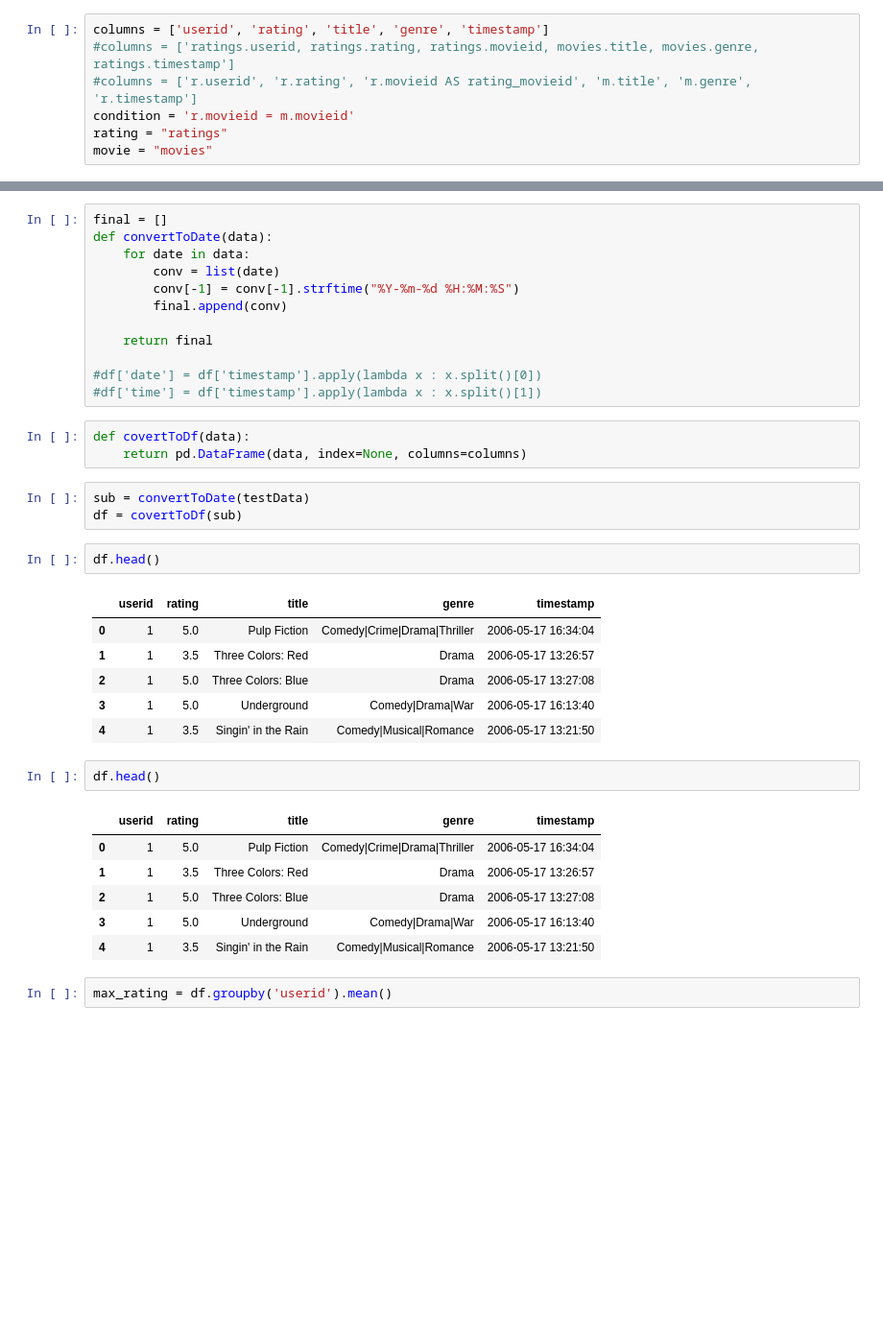
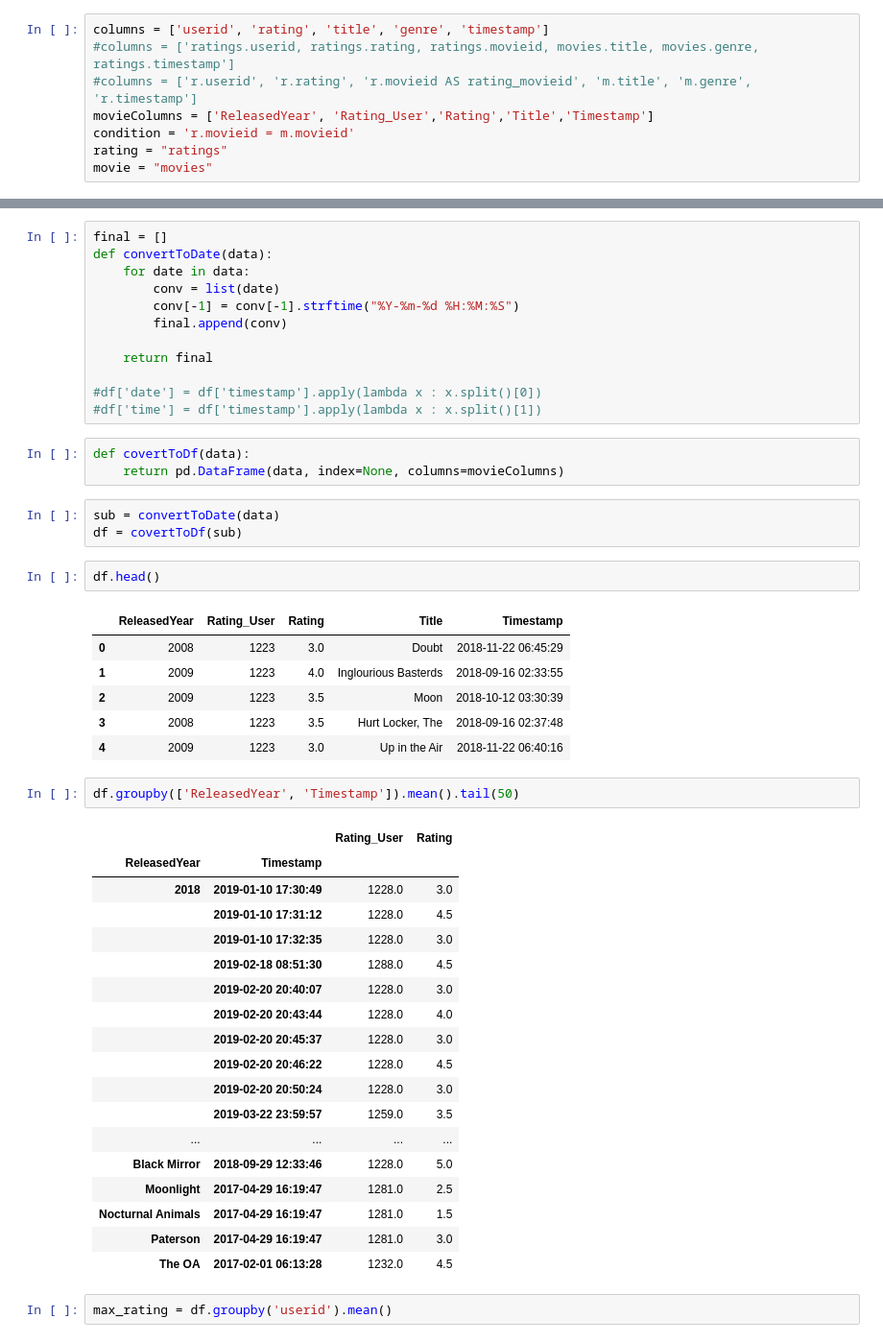
Before and after one commit to isaacayz/movie-recommender, a Jupyter notebook: notebooks/movieexaminer.ipynb, the cells around one changed output, grey strips where cells are left out. Shown at 96% size. Saved outputs shown, nothing was run; the diff lists cells and outputs as text; blank space fills up the shorter version.

Commit message:
restructured the data fetch

```diff
--- a/notebooks/movieexaminer.ipynb
+++ b/notebooks/movieexaminer.ipynb
@@ -213,6 +211,7 @@ sns.pairplot(links_df)
 columns = ['userid', 'rating', 'title', 'genre', 'timestamp']
 #columns = ['ratings.userid, ratings.rating, ratings.movieid, movies.title, movies.genre, ratings.timestamp']
 #columns = ['r.userid', 'r.rating', 'r.movieid AS rating_movieid', 'm.title', 'm.genre', 'r.timestamp']
+movieColumns = ['ReleasedYear', 'Rating_User','Rating','Title','Timestamp']
 condition = 'r.movieid = m.movieid'
 rating = "ratings"
 movie = "movies"
@@ -239,28 +238,40 @@ def convertToDate(data):
 #df['time'] = df['timestamp'].apply(lambda x : x.split()[1])
 # %%
 def covertToDf(data):
-    return pd.DataFrame(data, index=None, columns=columns)
+    return pd.DataFrame(data, index=None, columns=movieColumns)
 # %%
-sub = convertToDate(testData)
+sub = convertToDate(data)
 df = covertToDf(sub)
 # %%
 df.head()
 # %% [output]
-|  | userid | rating | title | genre | timestamp |
-| 0 | 1 | 5.0 | Pulp Fiction | Comedy|Crime|Drama|Thriller | 2006-05-17 16:34:04 |
-| 1 | 1 | 3.5 | Three Colors: Red | Drama | 2006-05-17 13:26:57 |
-| 2 | 1 | 5.0 | Three Colors: Blue | Drama | 2006-05-17 13:27:08 |
-| 3 | 1 | 5.0 | Underground | Comedy|Drama|War | 2006-05-17 16:13:40 |
-| 4 | 1 | 3.5 | Singin' in the Rain | Comedy|Musical|Romance | 2006-05-17 13:21:50 |
+|  | ReleasedYear | Rating_User | Rating | Title | Timestamp |
+| 0 | 2008 | 1223 | 3.0 | Doubt | 2018-11-22 06:45:29 |
+| 1 | 2009 | 1223 | 4.0 | Inglourious Basterds | 2018-09-16 02:33:55 |
+| 2 | 2009 | 1223 | 3.5 | Moon | 2018-10-12 03:30:39 |
+| 3 | 2008 | 1223 | 3.5 | Hurt Locker, The | 2018-09-16 02:37:48 |
+| 4 | 2009 | 1223 | 3.0 | Up in the Air | 2018-11-22 06:40:16 |
 # %%
-df.head()
+df.groupby(['ReleasedYear', 'Timestamp']).mean().tail(50)
 # %% [output]
-|  | userid | rating | title | genre | timestamp |
-| 0 | 1 | 5.0 | Pulp Fiction | Comedy|Crime|Drama|Thriller | 2006-05-17 16:34:04 |
-| 1 | 1 | 3.5 | Three Colors: Red | Drama | 2006-05-17 13:26:57 |
-| 2 | 1 | 5.0 | Three Colors: Blue | Drama | 2006-05-17 13:27:08 |
-| 3 | 1 | 5.0 | Underground | Comedy|Drama|War | 2006-05-17 16:13:40 |
-| 4 | 1 | 3.5 | Singin' in the Rain | Comedy|Musical|Romance | 2006-05-17 13:21:50 |
+|  |  | Rating_User | Rating |
+| ReleasedYear | Timestamp |  |  |
+| 2018 | 2019-01-10 17:30:49 | 1228.0 | 3.0 |
+|  | 2019-01-10 17:31:12 | 1228.0 | 4.5 |
+|  | 2019-01-10 17:32:35 | 1228.0 | 3.0 |
+|  | 2019-02-18 08:51:30 | 1288.0 | 4.5 |
+|  | 2019-02-20 20:40:07 | 1228.0 | 3.0 |
+|  | 2019-02-20 20:43:44 | 1228.0 | 4.0 |
+|  | 2019-02-20 20:45:37 | 1228.0 | 3.0 |
+|  | 2019-02-20 20:46:22 | 1228.0 | 4.5 |
+|  | 2019-02-20 20:50:24 | 1228.0 | 3.0 |
+|  | 2019-03-22 23:59:57 | 1259.0 | 3.5 |
+| ... | ... | ... | ... |
+| Black Mirror | 2018-09-29 12:33:46 | 1228.0 | 5.0 |
+| Moonlight | 2017-04-29 16:19:47 | 1281.0 | 2.5 |
+| Nocturnal Animals | 2017-04-29 16:19:47 | 1281.0 | 1.5 |
+| Paterson | 2017-04-29 16:19:47 | 1281.0 | 3.0 |
+| The OA | 2017-02-01 06:13:28 | 1232.0 | 4.5 |
 # %%
 max_rating = df.groupby('userid').mean()
 # %%
```
Also changed, not shown: parts of 12 cells of this notebook, 5 other files.
